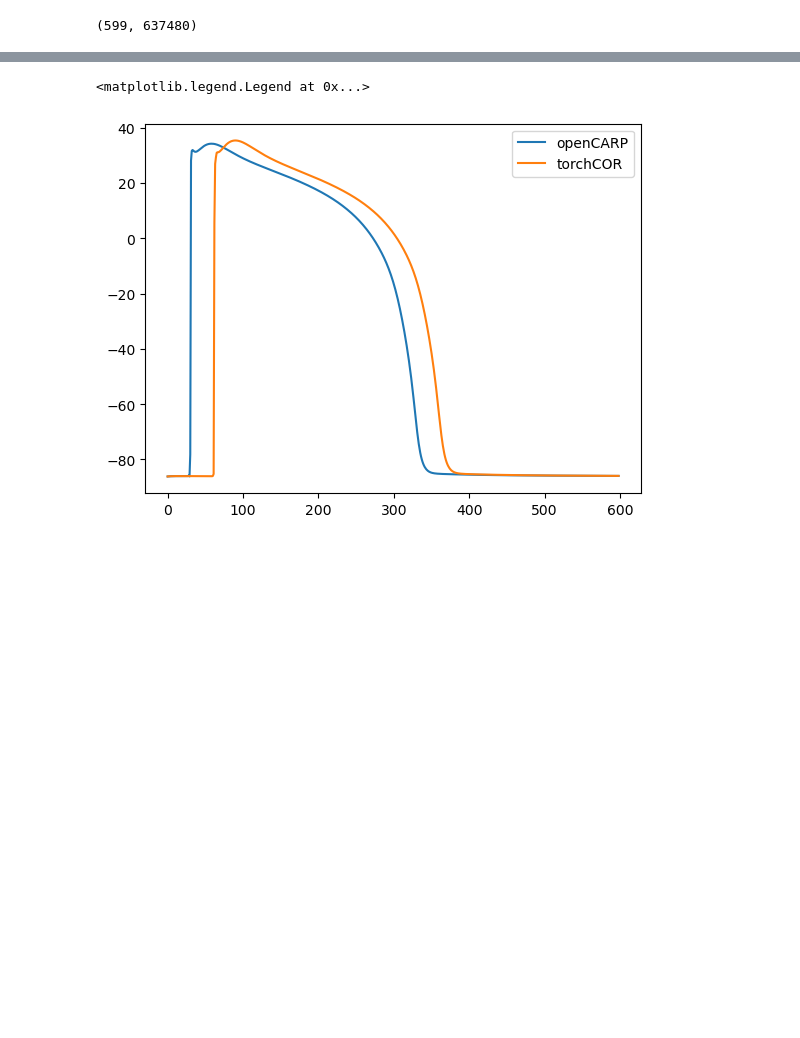
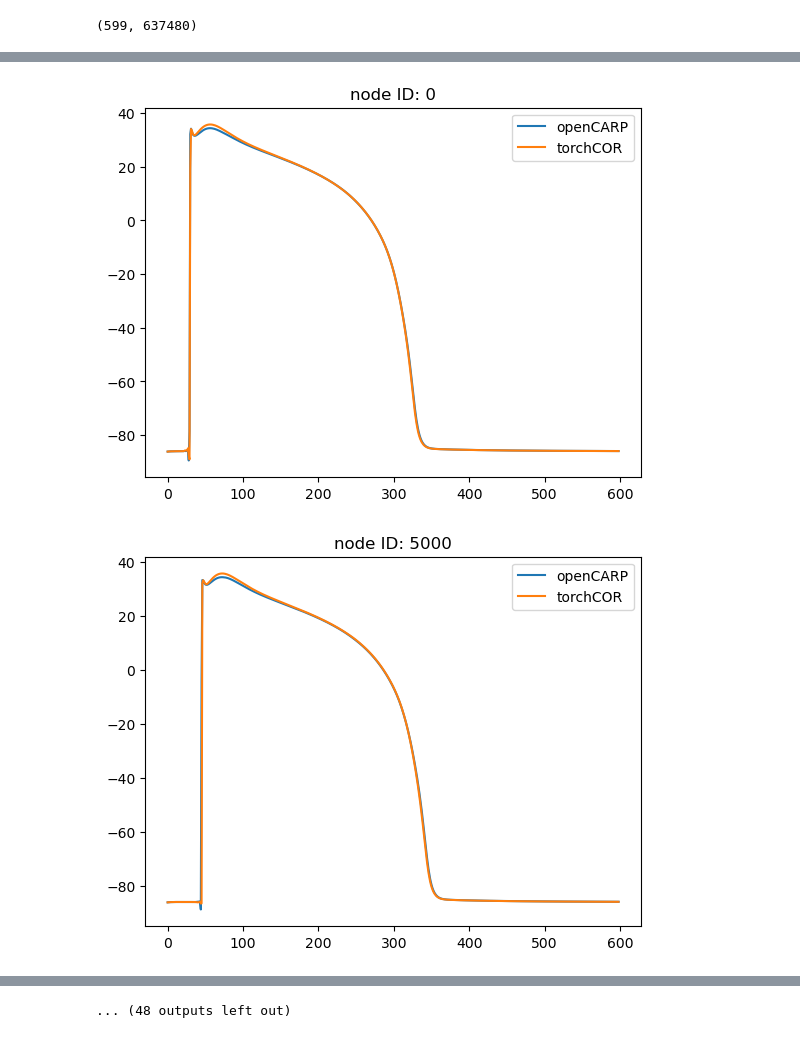
Before and after one commit to sanpinnawala/torchcor, a Jupyter notebook: notebooks/IGB.ipynb, the cells around one changed output, grey strips where cells are left out. Drawn from its saved outputs; the diff is of its cells as text; code cells hidden in the pictures; blank space fills up the shorter version.

```diff
--- a/notebooks/IGB.ipynb
+++ b/notebooks/IGB.ipynb
@@ -210,12 +206,18 @@ plt.legend()
 # %%
-carp = []
-cor = []
-largest_diff_node = 89
-for i in range(599):
-    carp.append(carp_solution[i][largest_diff_node])
-    cor.append(cor_solution[i][largest_diff_node])
+for node_id in range(0, 300000):
+    carp = []
+    cor = []
+    largest_diff_node = node_id
+    for i in range(599):
+        carp.append(carp_solution[i][largest_diff_node])
+        cor.append(cor_solution[i][largest_diff_node])
 
-plt.plot(carp, label="openCARP")
-plt.plot(cor, label="torchCOR")
-plt.legend()
+    plt.plot(carp, label="openCARP")
+    plt.plot(cor, label="torchCOR")
+    plt.title(f"node ID: {largest_diff_node}")
+    plt.legend()
+
+    plt.show()
 # %% [output]
+[figure, new version]
+[figure, added]
@@ -222,3 +234,2 @@ plt.legend()
-<matplotlib.legend.Legend at 0x...>
+... (48 outputs left out)
-[figure, old version]
 # %%
```
Also changed, not shown: parts of 6 cells of this notebook, 4 other files.
